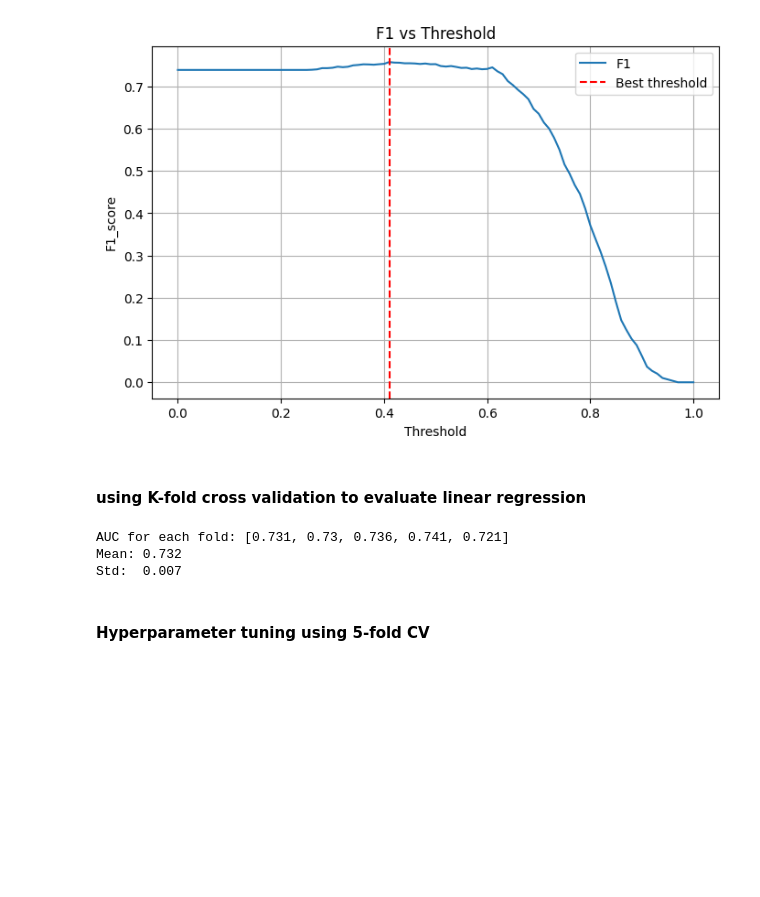
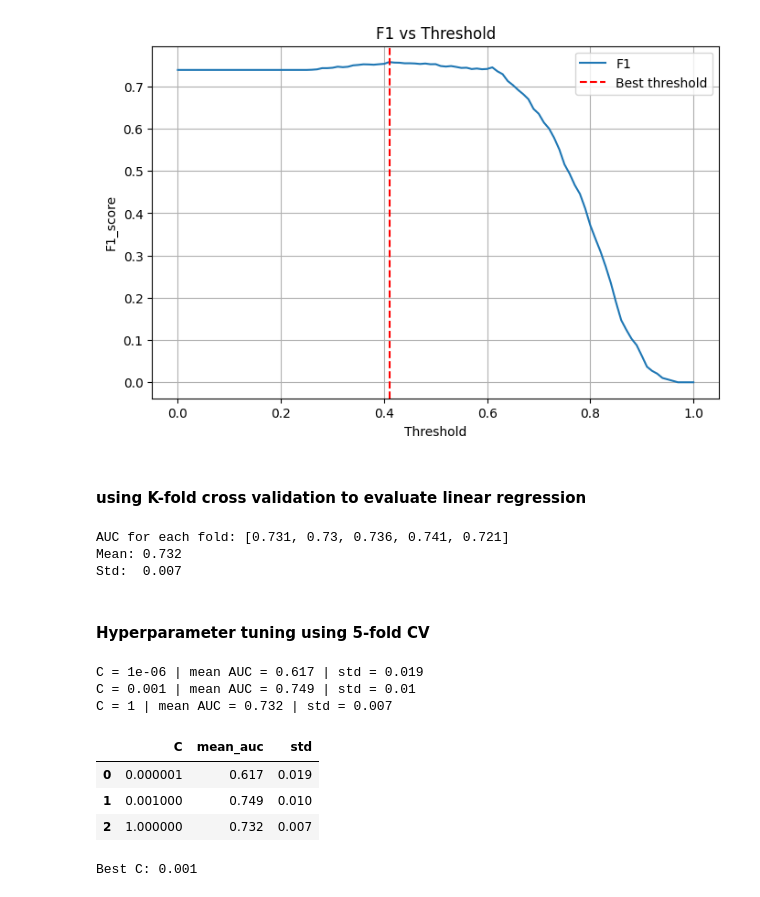
Before and after one commit to lTsumetai/zoomcamp-learning, a Jupyter notebook: Chapter4_classification_evaluation/lead_scoring.ipynb, the cells around one changed output. Saved outputs shown, nothing was run; the diff lists cells and outputs as text; code cells hidden in the pictures; blank space fills up the shorter version.

```diff
--- a/Chapter4_classification_evaluation/lead_scoring.ipynb
+++ b/Chapter4_classification_evaluation/lead_scoring.ipynb
@@ -299,7 +299,36 @@ Std:  0.007
 # %%
 results = []
 
 for C in [0.000001, 0.001, 1]:
     score = []
 
     for train_idx, val_idx in kfold.split(df_full_train):
+        df_tr = df_full_train.iloc[train_idx]
+        df_va = df_full_train.iloc[val_idx]
+        y_tr = y_full_train[train_idx]
+        y_va = y_full_train[val_idx]
+
+        dv_fold, model_fold = train_model(df_tr, y_tr, C=C)
+        y_pred_fold = predict(df_va, dv_fold, model_fold)
+        score.append(roc_auc_score(y_va, y_pred_fold))
+
+    mean_auc = round(np.mean(score), 3)
+    std_auc = round(np.std(score), 3)
+    results.append({'C': C, 'mean_auc': mean_auc, 'std': std_auc})
+    print('C =', C, '| mean AUC =', mean_auc, '| std =', std_auc)
+
+results_df = pd.DataFrame(results)
+results_df
+# %% [output]
+C = 1e-06 | mean AUC = 0.617 | std = 0.019
+C = 0.001 | mean AUC = 0.749 | std = 0.01
+C = 1 | mean AUC = 0.732 | std = 0.007
+|  | C | mean_auc | std |
+| 0 | 0.000001 | 0.617 | 0.019 |
+| 1 | 0.001000 | 0.749 | 0.010 |
+| 2 | 1.000000 | 0.732 | 0.007 |
+# %%
+best = results_df.sort_values(by=['mean_auc', 'std', 'C'], ascending=[False, True, True]).iloc[0]
+print("Best C:", best['C'])
+# %% [output]
+Best C: 0.001
```
